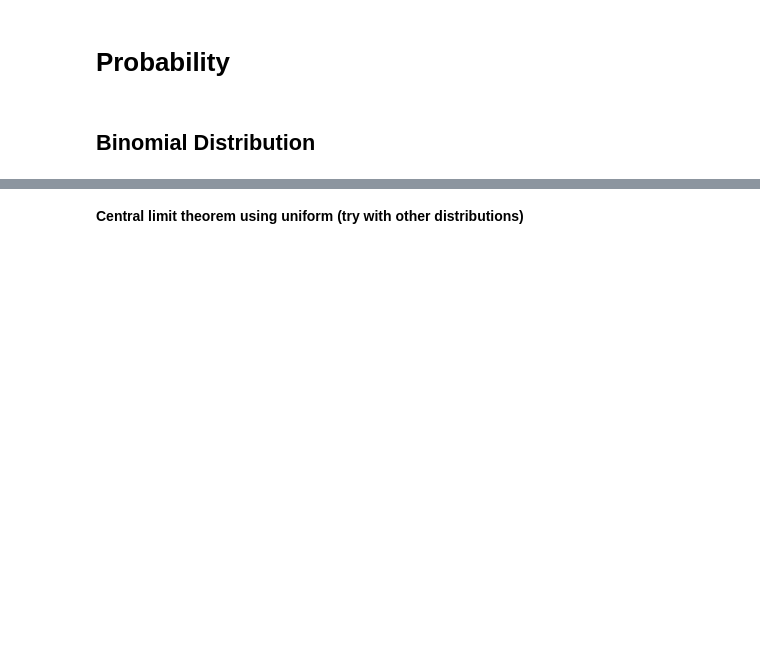
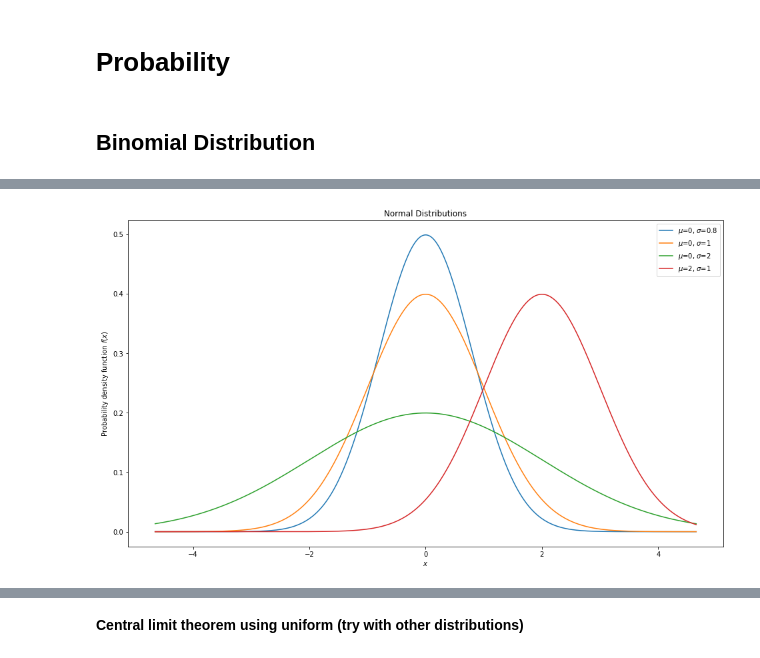
Before and after one commit to zaedulislam/CU_INSE_6220-Advanced_Statistical_Approaches_to_Quality, a Jupyter notebook: Tutorial 1.ipynb, the cells around one changed output, grey strips where cells are left out. Cells and saved outputs as stored; diff of their text form; code cells hidden in the pictures; blank space fills up the shorter version.

```diff
--- a/Tutorial 1.ipynb
+++ b/Tutorial 1.ipynb
@@ -222,13 +242,21 @@ plt.show()
 # %%
 mu_sigmas = [(0, 0.8), (0, 1), (0, 2), (2, 1)]
+
 x = np.linspace(norm.ppf(0.01, 0, 2), norm.ppf(0.99, 0, 2), 1000)
-plt.figure()
+
+# Define the figure size
+plt.figure(figsize=(16, 9))
+
 for mu, sigma in mu_sigmas:
     plt.plot(x, norm.pdf(x, mu, sigma),
-             label=('$\\mu$={0}, $\\sigma$={1}'.format(mu, sigma)))
-    plt.title('Normal Distributions')
-    plt.xlabel('$x$')
-    plt.ylabel('Probability density function $f(x)$')
+             label=('$\mu$={0}, $\sigma$={1}'.format(mu, sigma)))
+
+plt.title('Normal Distributions')
+plt.xlabel('$x$')
+plt.ylabel('Probability density function $f(x)$')
+
 plt.legend()
 #plt.autoscale(enable=True, axis='both', tight=True)
 plt.show()
+# %% [output]
+[figure, added]
```
Also changed, not shown: parts of 18 cells of this notebook.
